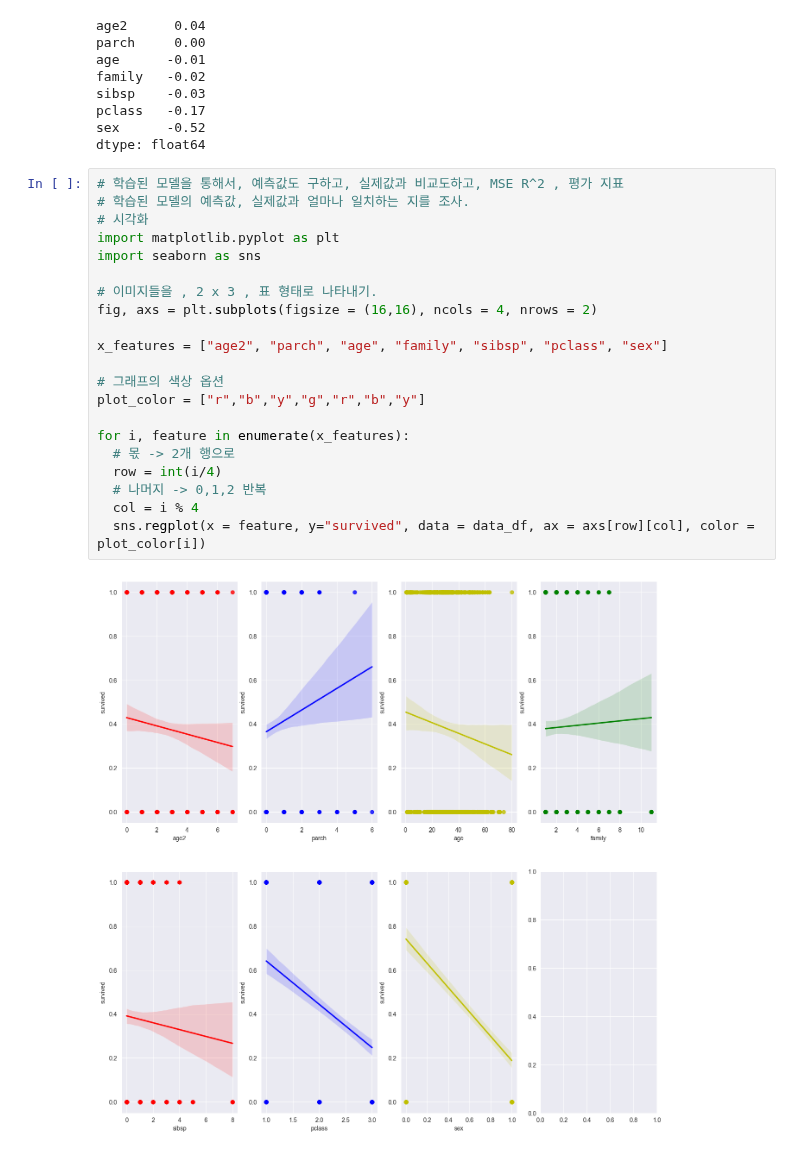
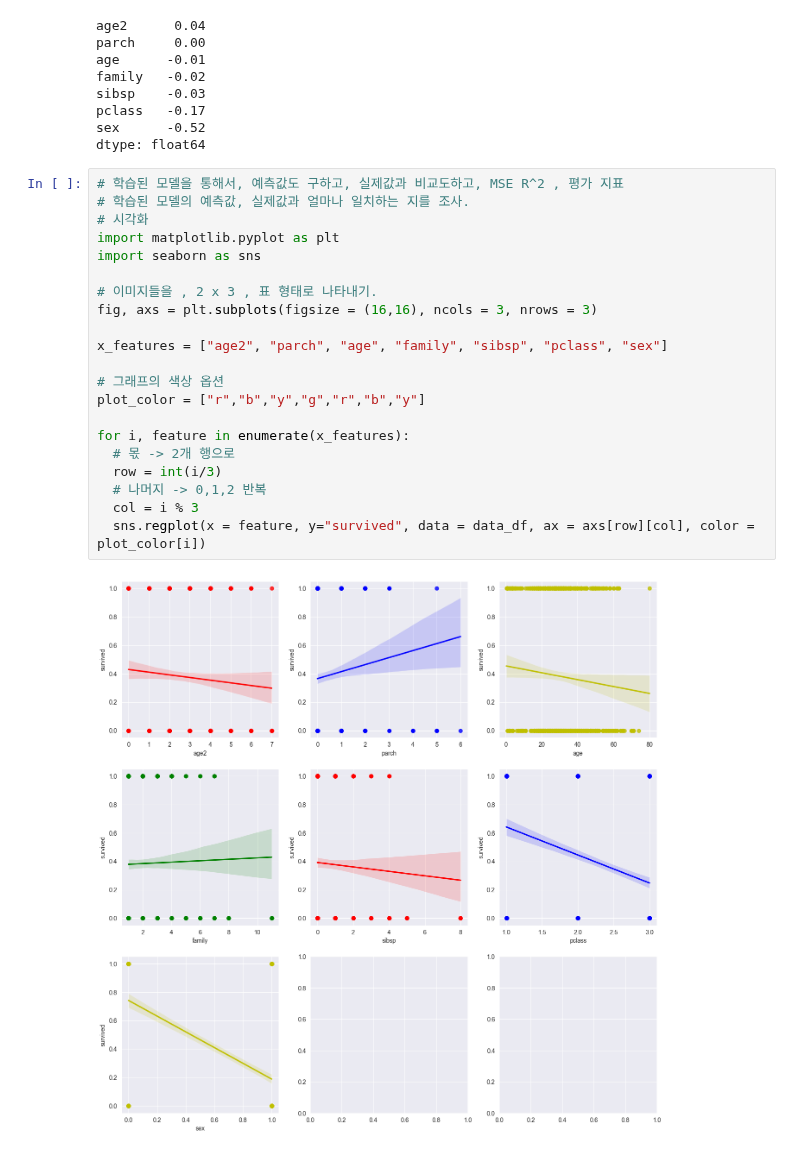
Before and after one commit to Ihan0316/Bigdata_Visualization_my, a Jupyter notebook: ch4-회귀분석/mini1-titanic.ipynb, the cells around one changed output. Cells and saved outputs as stored; diff of their text form.

```diff
--- a/ch4-회귀분석/mini1-titanic.ipynb
+++ b/ch4-회귀분석/mini1-titanic.ipynb
@@ -104,23 +104,23 @@ dtype: float64
 # %%
 # 학습된 모델을 통해서, 예측값도 구하고, 실제값과 비교도하고, MSE R^2 , 평가 지표
 # 학습된 모델의 예측값, 실제값과 얼마나 일치하는 지를 조사.
 # 시각화
 import matplotlib.pyplot as plt
 import seaborn as sns
 
 # 이미지들을 , 2 x 3 , 표 형태로 나타내기.
-fig, axs = plt.subplots(figsize = (16,16), ncols = 4, nrows = 2)
+fig, axs = plt.subplots(figsize = (16,16), ncols = 3, nrows = 3)
 
 x_features = ["age2", "parch", "age", "family", "sibsp", "pclass", "sex"]
 
 # 그래프의 색상 옵션
 plot_color = ["r","b","y","g","r","b","y"]
 
 for i, feature in enumerate(x_features):
   # 몫 -> 2개 행으로
-  row = int(i/4)
+  row = int(i/3)
   # 나머지 -> 0,1,2 반복
-  col = i % 4
+  col = i % 3
   sns.regplot(x = feature, y="survived", data = data_df, ax = axs[row][col], color = plot_color[i])
 # %% [output]
-[figure, old version]
+[figure, new version]
```
